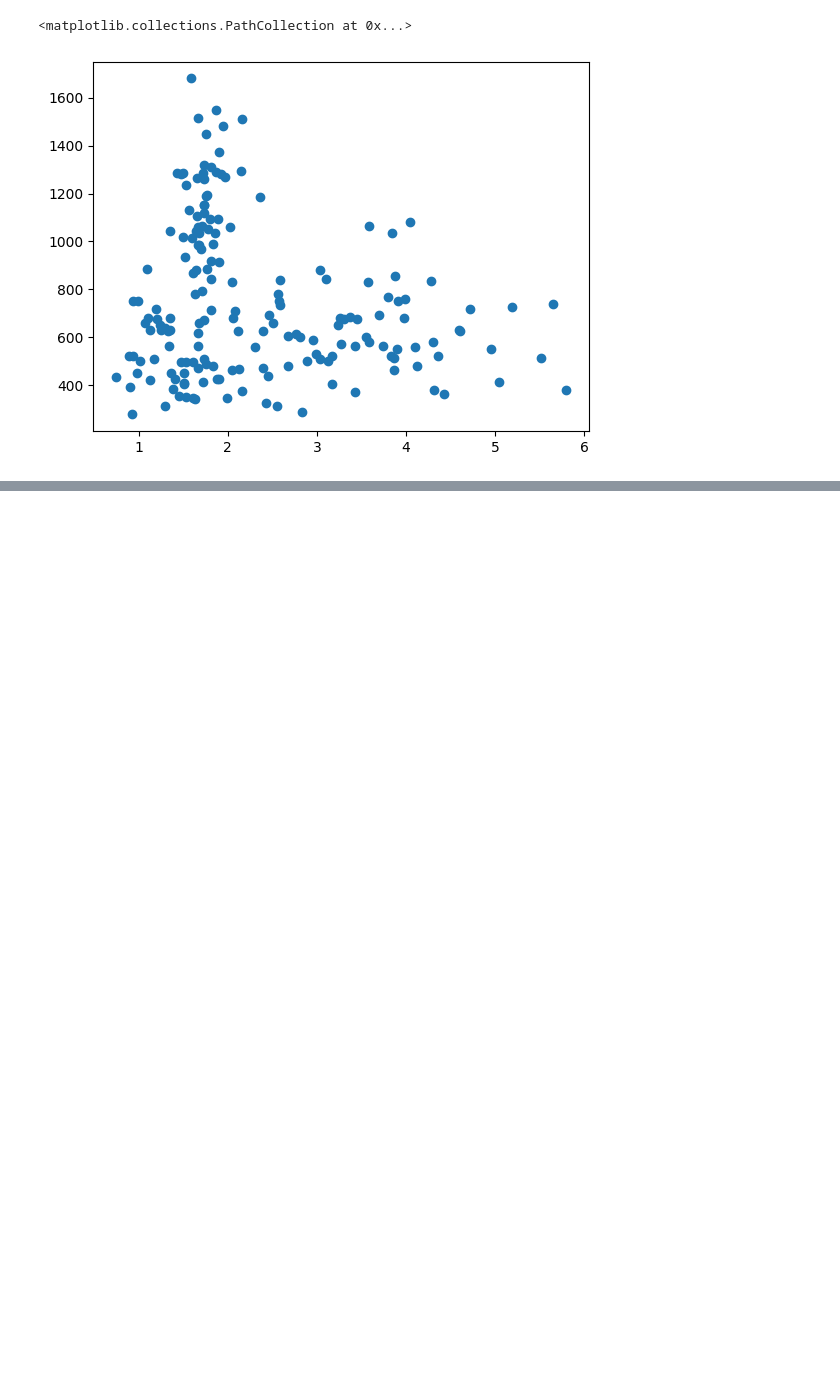
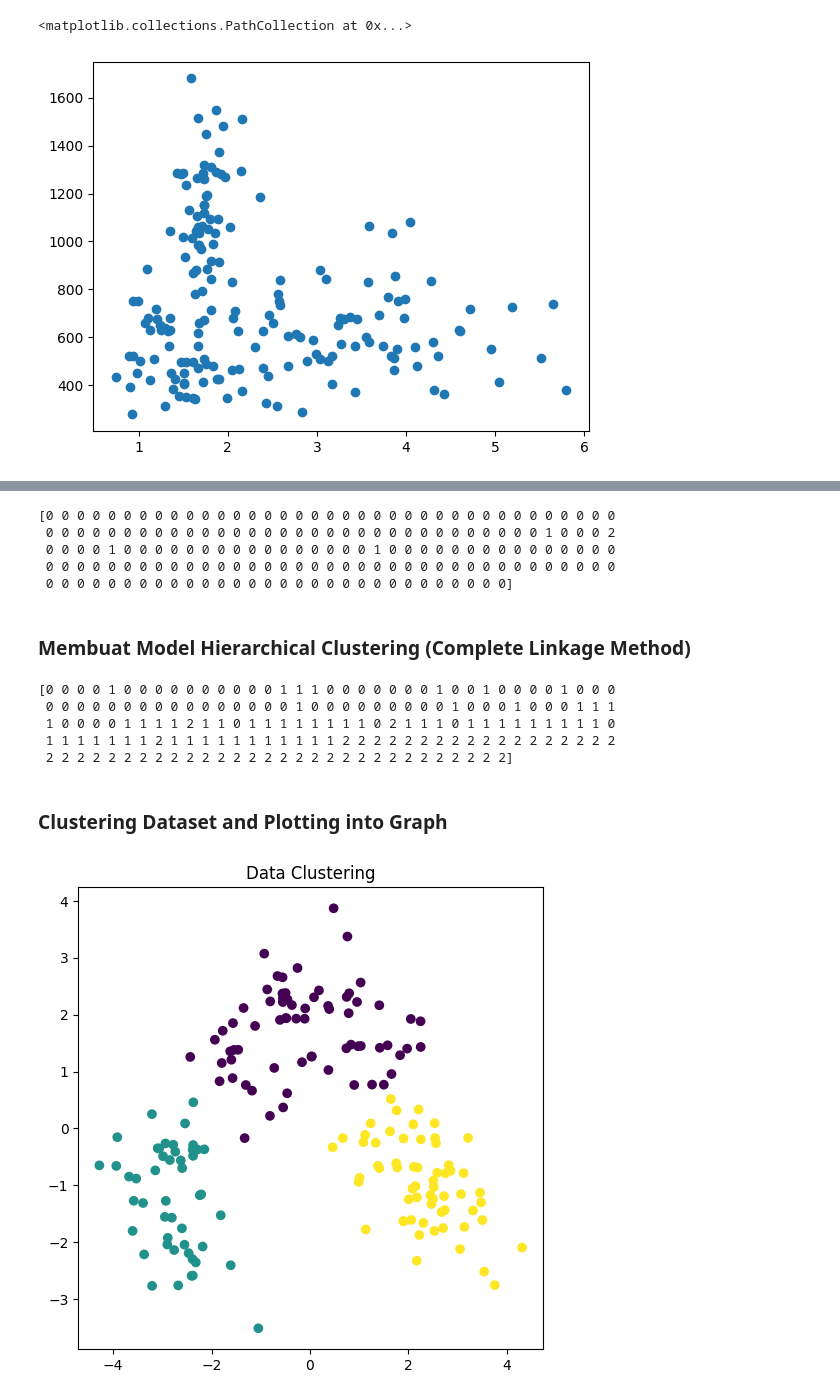
Before and after one commit to kurniawanep/PraktikSistemPakar, a Jupyter notebook: wine.ipynb, the cells around one changed output, grey strips where cells are left out. Saved outputs shown, nothing was run; the diff lists cells and outputs as text; code cells hidden in the pictures; blank space fills up the shorter version.

```diff
--- a/wine.ipynb
+++ b/wine.ipynb
@@ -95 +120,40 @@ plt.scatter(x_axis, y_axis, c=pred)
+# %%
+singleMethod = AgglomerativeClustering(n_clusters=3, affinity='euclidean', linkage='single')
+singleMethod = singleMethod.fit_predict(scaledData)
+print(singleMethod)
+# %% [output]
+[0 0 0 0 0 0 0 0 0 0 0 0 0 0 0 0 0 0 0 0 0 0 0 0 0 0 0 0 0 0 0 0 0 0 0 0 0
+ 0 0 0 0 0 0 0 0 0 0 0 0 0 0 0 0 0 0 0 0 0 0 0 0 0 0 0 0 0 0 0 0 1 0 0 0 2
+ 0 0 0 0 1 0 0 0 0 0 0 0 0 0 0 0 0 0 0 0 0 1 0 0 0 0 0 0 0 0 0 0 0 0 0 0 0
+ 0 0 0 0 0 0 0 0 0 0 0 0 0 0 0 0 0 0 0 0 0 0 0 0 0 0 0 0 0 0 0 0 0 0 0 0 0
+ 0 0 0 0 0 0 0 0 0 0 0 0 0 0 0 0 0 0 0 0 0 0 0 0 0 0 0 0 0 0]
+# %% [markdown]
+### Membuat Model Hierarchical Clustering (Complete Linkage Method)
+# %%
+completeMethod = AgglomerativeClustering(n_clusters=3, affinity='euclidean', linkage='complete')
+completeMethod = completeMethod.fit_predict(scaledData)
+print(completeMethod)
+# %% [output]
+[0 0 0 0 1 0 0 0 0 0 0 0 0 0 0 1 1 1 0 0 0 0 0 0 0 1 0 0 1 0 0 0 0 1 0 0 0
+ 0 0 0 0 0 0 0 0 0 0 0 0 0 0 0 0 1 0 0 0 0 0 0 0 0 0 1 0 0 0 1 0 0 0 1 1 1
+ 1 0 0 0 0 1 1 1 1 2 1 1 0 1 1 1 1 1 1 1 1 0 2 1 1 1 0 1 1 1 1 1 1 1 1 1 0
+ 1 1 1 1 1 1 1 2 1 1 1 1 1 1 1 1 1 1 1 2 2 2 2 2 2 2 2 2 2 2 2 2 2 2 2 2 2
+ 2 2 2 2 2 2 2 2 2 2 2 2 2 2 2 2 2 2 2 2 2 2 2 2 2 2 2 2 2 2]
+# %%
+from sklearn.decomposition import PCA
+pca = PCA(n_components = 2)
+X_principal = pca.fit_transform(scaledData)
+X_principal = pd.DataFrame(X_principal)
+X_principal.columns = ['P1', 'P2']
+# %% [markdown]
+### Clustering Dataset and Plotting into Graph
+# %%
+clustered = AgglomerativeClustering(n_clusters = 3, affinity = 'euclidean', linkage = 'ward')
+plt.figure(figsize =(6, 6))
+plt.scatter(X_principal['P1'], X_principal['P2'],
+c = clustered.fit_predict(X_principal))
+plt.title('Data Clustering')
+plt.show()
+# %% [output]
+[figure, added]
 # %% [markdown]
```
Also changed, not shown: parts of 14 cells of this notebook.
